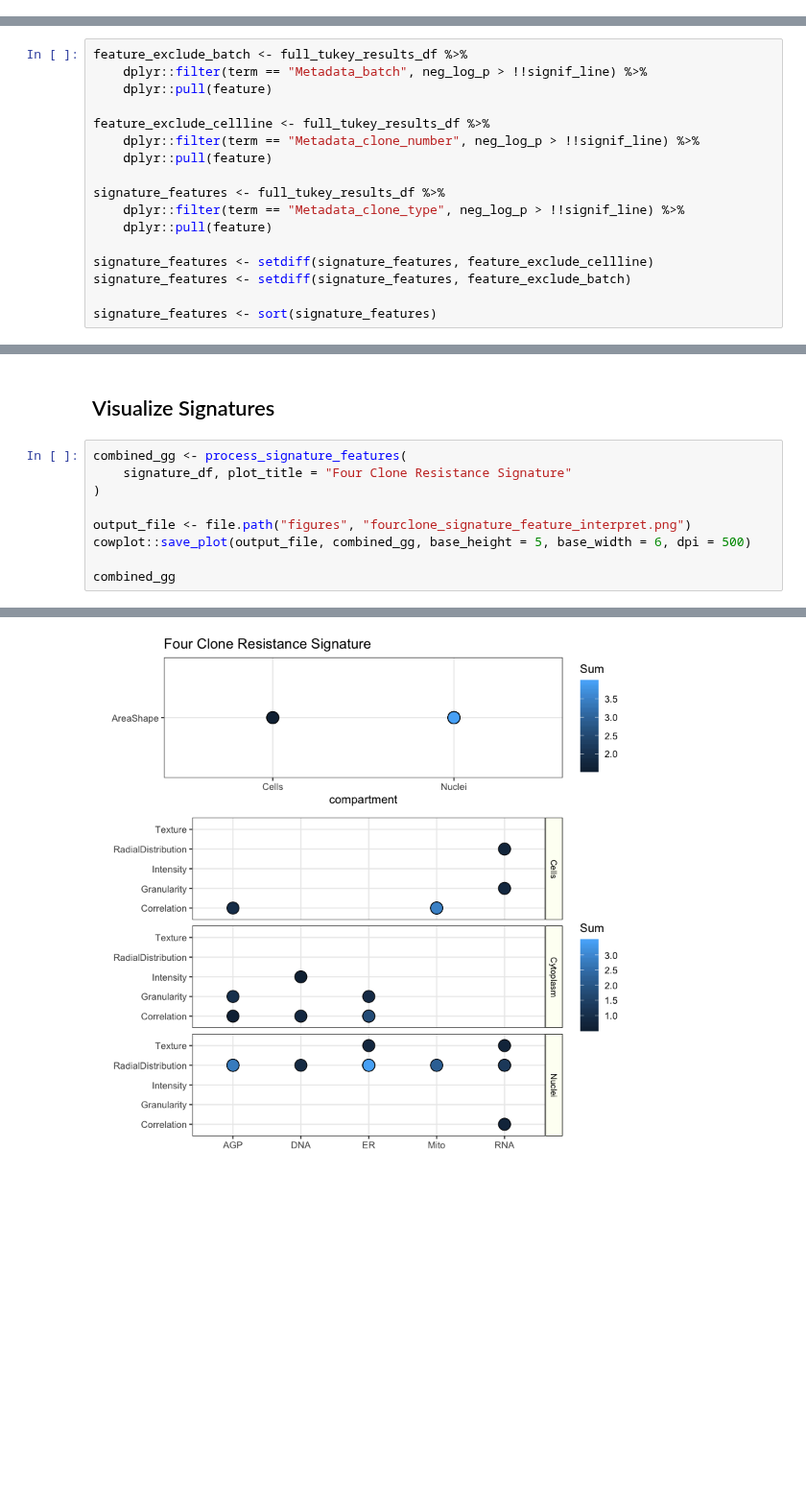
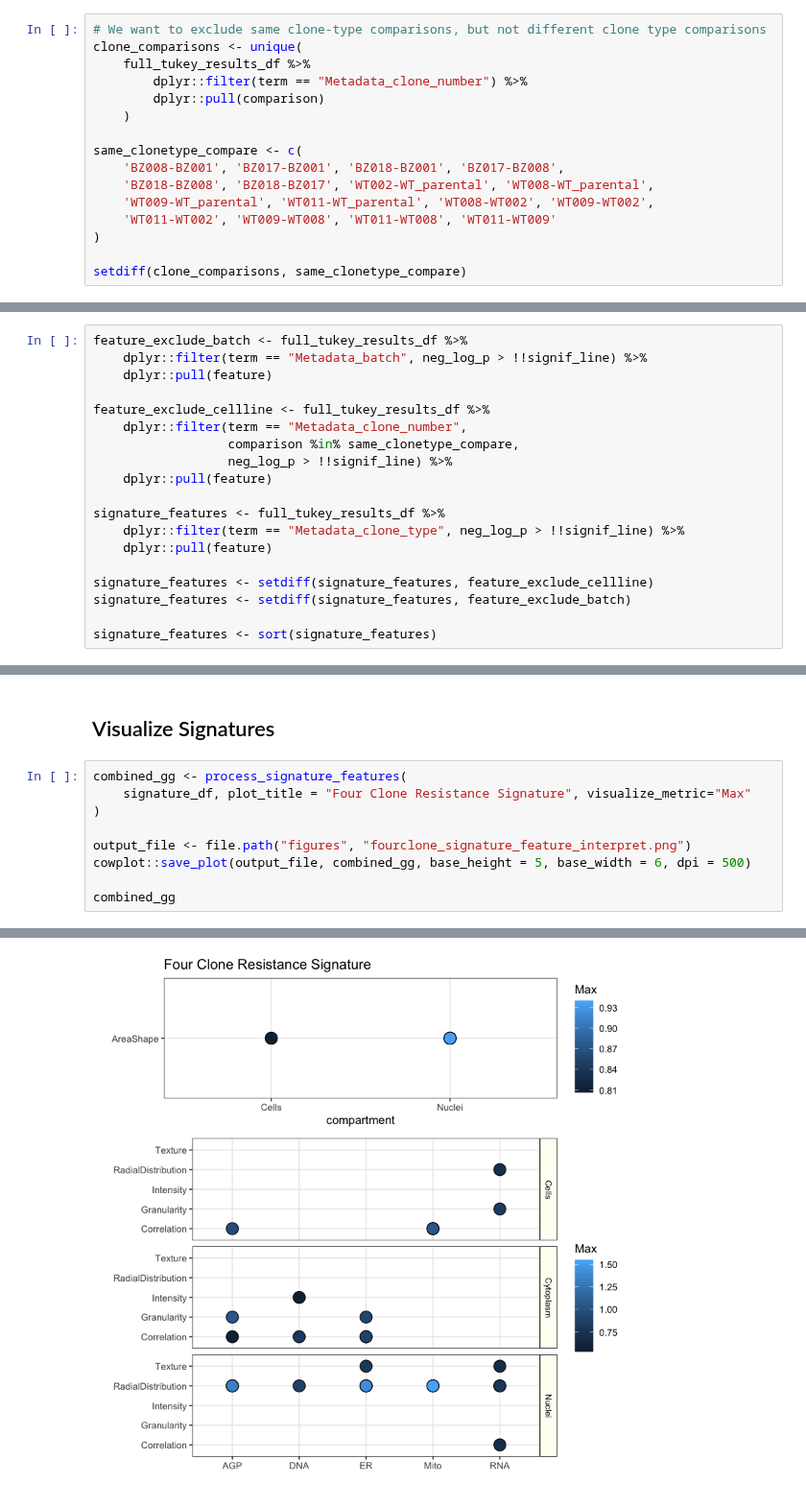
Before and after one commit to broadinstitute/profiling-resistance-mechanisms, a Jupyter notebook: 3.feature-differences/0.build-morphology-signatures.ipynb, the cells around one changed output, grey strips where cells are left out. Shown at 96% size. Drawn from its saved outputs; the diff is of its cells as text; blank space fills up the shorter version.

```diff
--- a/3.feature-differences/0.build-morphology-signatures.ipynb
+++ b/3.feature-differences/0.build-morphology-signatures.ipynb
@@ -398,3 +398,19 @@ tukey_volcano_gg
 [figure]
 # %% [markdown]
 ### Identify Feature Signature
+# %%
+# We want to exclude same clone-type comparisons, but not different clone type comparisons
+clone_comparisons <- unique(
+    full_tukey_results_df %>%
+        dplyr::filter(term == "Metadata_clone_number") %>%
+        dplyr::pull(comparison)
+    )
+
+same_clonetype_compare <- c(
+    'BZ008-BZ001', 'BZ017-BZ001', 'BZ018-BZ001', 'BZ017-BZ008',
+    'BZ018-BZ008', 'BZ018-BZ017', 'WT002-WT_parental', 'WT008-WT_parental',
+    'WT009-WT_parental', 'WT011-WT_parental', 'WT008-WT002', 'WT009-WT002',
+    'WT011-WT002', 'WT009-WT008', 'WT011-WT008', 'WT011-WT009'
+)
+
+setdiff(clone_comparisons, same_clonetype_compare)
@@ -404,7 +428,9 @@ feature_exclude_batch <- full_tukey_results_df %>%
     dplyr::pull(feature)
 
 feature_exclude_cellline <- full_tukey_results_df %>%
-    dplyr::filter(term == "Metadata_clone_number", neg_log_p > !!signif_line) %>%
+    dplyr::filter(term == "Metadata_clone_number",
+                  comparison %in% same_clonetype_compare,
+                  neg_log_p > !!signif_line) %>%
     dplyr::pull(feature)
 
 signature_features <- full_tukey_results_df %>%
@@ -501,7 +527,7 @@ feature_interpret_gg
 ## Visualize Signatures
 # %%
 combined_gg <- process_signature_features(
-    signature_df, plot_title = "Four Clone Resistance Signature"
+    signature_df, plot_title = "Four Clone Resistance Signature", visualize_metric="Max"
 )
 
 output_file <- file.path("figures", "fourclone_signature_feature_interpret.png")
@@ -514,3 +540,3 @@ Warning message:
-[figure, old version]
+[figure, new version]
 # %%
 combined_gg <- process_signature_features(
```
Also changed, not shown: parts of 5 cells of this notebook, 1 other file.
